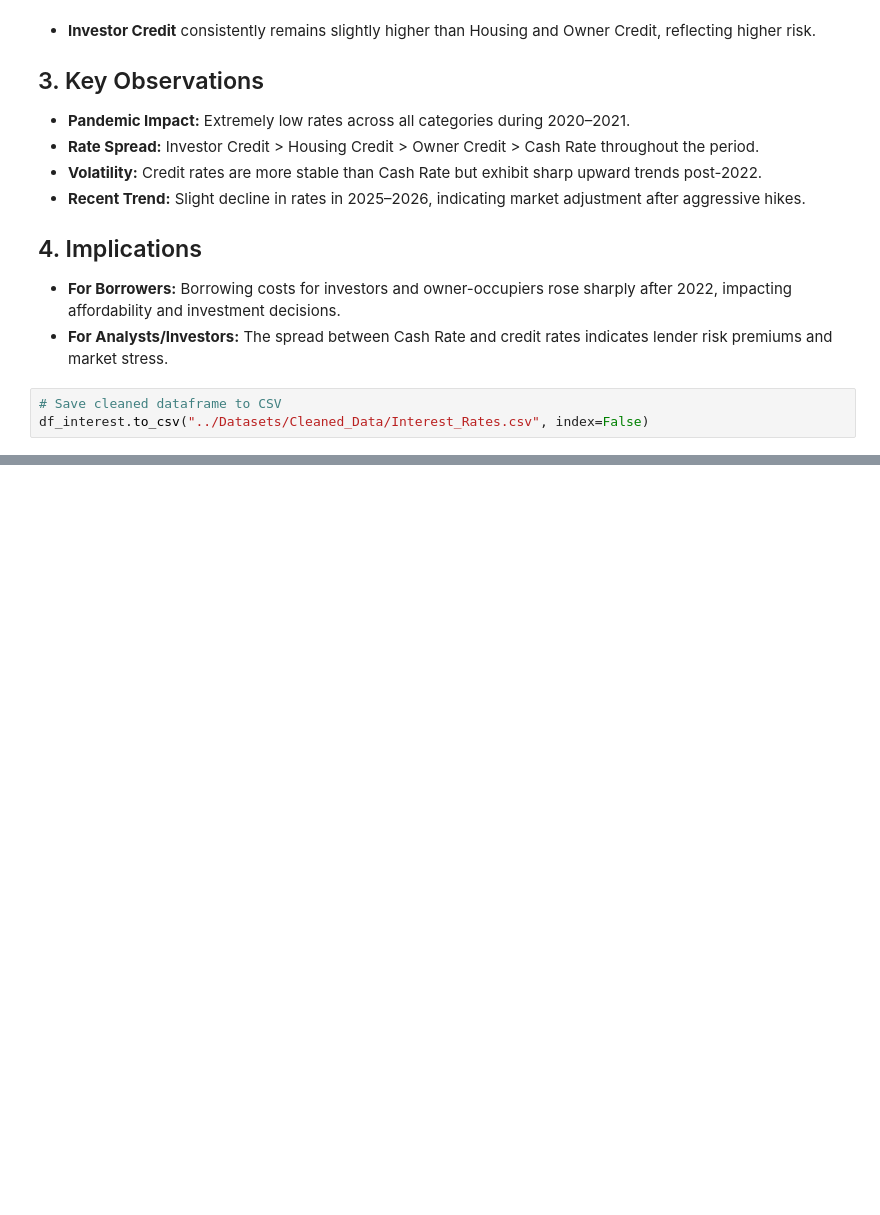
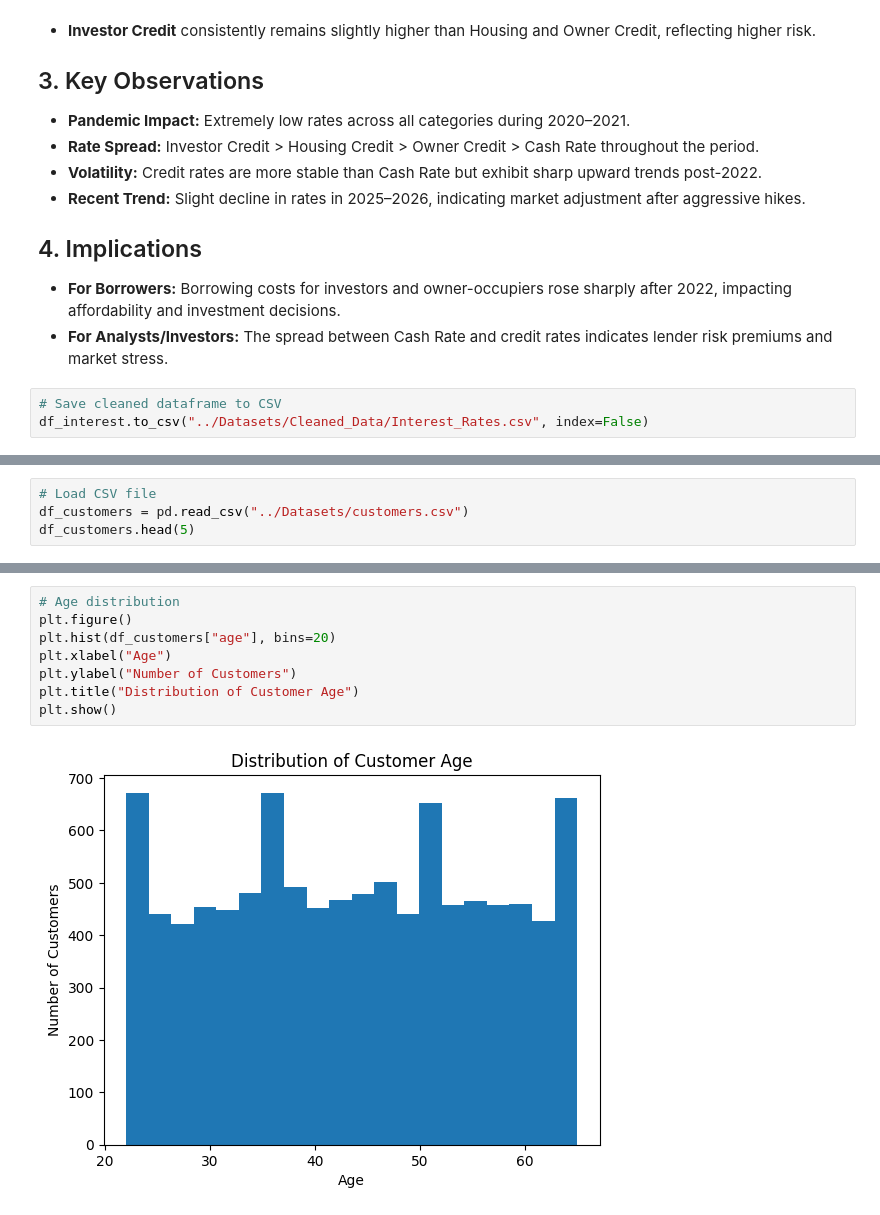
Before and after one commit to MahebobeFayyaz/Australian-Mortgage-Approval-Intelligence-System, a Jupyter notebook: Notebooks/Data_Cleaning_&_EDA.ipynb, the cells around one changed output, grey strips where cells are left out. Saved outputs shown, nothing was run; the diff lists cells and outputs as text; blank space fills up the shorter version.

Commit message:
EDA of customer data is completed

```diff
--- a/Notebooks/Data_Cleaning_&_EDA.ipynb
+++ b/Notebooks/Data_Cleaning_&_EDA.ipynb
@@ -1578,0 +1581,4 @@ df_interest.to_csv("../Datasets/Cleaned_Data/Interest_Rates.csv", index=False)
+# %%
+# Load CSV file
+df_customers = pd.read_csv("../Datasets/customers.csv")
+df_customers.head(5)
@@ -1578,0 +1621,10 @@ df_interest.to_csv("../Datasets/Cleaned_Data/Interest_Rates.csv", index=False)
+# %%
+# Age distribution
+plt.figure()
+plt.hist(df_customers["age"], bins=20)
+plt.xlabel("Age")
+plt.ylabel("Number of Customers")
+plt.title("Distribution of Customer Age")
+plt.show()
+# %% [output]
+[figure, added]
```
Also changed, not shown: parts of 17 cells of this notebook, 1 other file.
